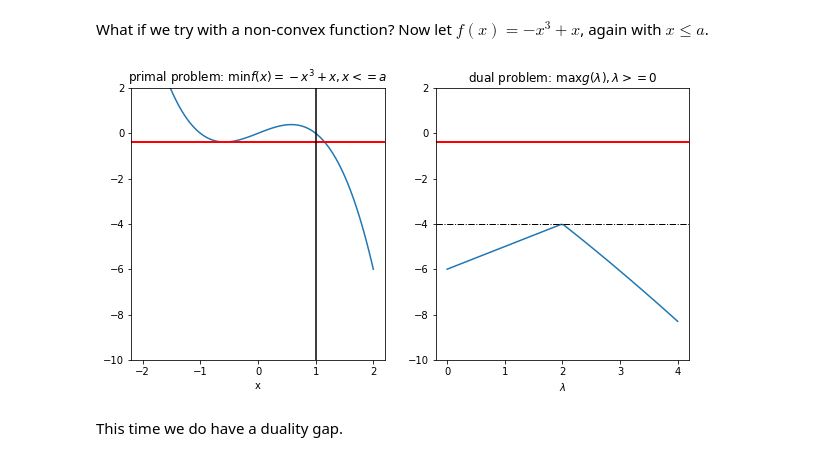
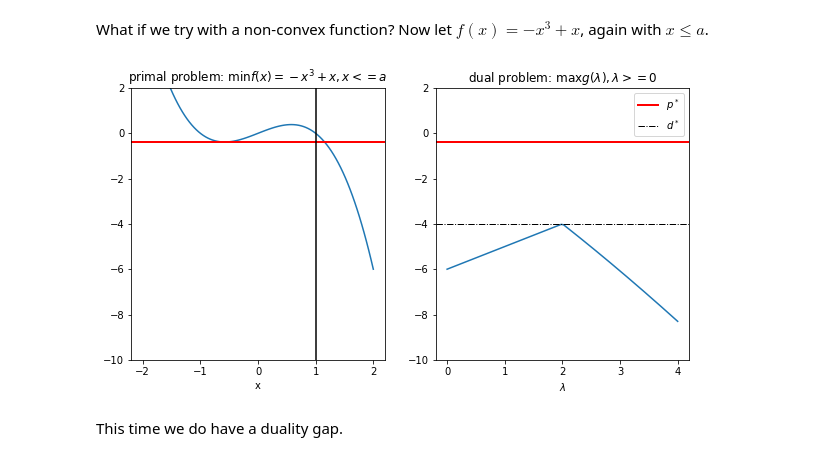
Before and after one commit to benlansdell/convex-tutorial, a Jupyter notebook: convex-tutorial.ipynb, the cells around one changed output. Saved outputs shown, nothing was run; the diff lists cells and outputs as text; code cells hidden in the pictures.

```diff
--- a/convex-tutorial.ipynb
+++ b/convex-tutorial.ipynb
@@ -711,36 +714,39 @@ What if we try with a non-convex function? Now let $f(x) = -x^3+x$, again with $
 %matplotlib inline
 a = 1
 res = 100
 fig, axes = plt.subplots(1, 2, figsize = (10,5))
 f = lambda x: -x*(x-1)*(x+1)
 xx = np.linspace(-2,2,res)
 
 axes[0].plot(xx,f(xx));
 axes[0].set_xlabel('x')
 axes[0].set_title('primal problem: $\min f(x) = -x^3+x, x <= a$')
 
 axes[0].axhline(np.min(f(xx[xx<a])), color = 'red', linewidth = 2)
 
 axes[0].axvline(x = a, color = 'black');
 axes[0].set_ylim([-10, 2])
 
 ll = np.linspace(0,4,res)
 #Now we compute g(l) numerically
 gg = np.zeros(res)
 for idx, l in enumerate(ll):
     LL = -xx**3 + xx + l*(xx-a)
     gg[idx] = np.min(LL)
 
 
 axes[1].plot(ll,gg)
-axes[1].axhline(np.min(f(xx[xx<a])), color = 'red', linewidth = 2)
-axes[1].axhline(np.max(gg), color = 'black', linestyle = '-.', linewidth = 1)
+axes[1].axhline(np.min(f(xx[xx<a])), color = 'red', linewidth = 2, label = '$p^*$')
+axes[1].axhline(np.max(gg), color = 'black', linestyle = '-.', linewidth = 1, label = '$d^*$')
+
+axes[1].legend()
+
 
 axes[1].set_ylim([-10, 2])
 axes[1].set_xlabel('$\lambda$')
 axes[1].set_title('dual problem: $\max g(\lambda), \lambda >= 0$');
 # %% [output]
-[figure, old version]
+[figure, new version]
 # %% [markdown]
 This time we do have a duality gap.
 # %% [markdown]
```
Also changed, not shown: parts of 12 cells of this notebook.
